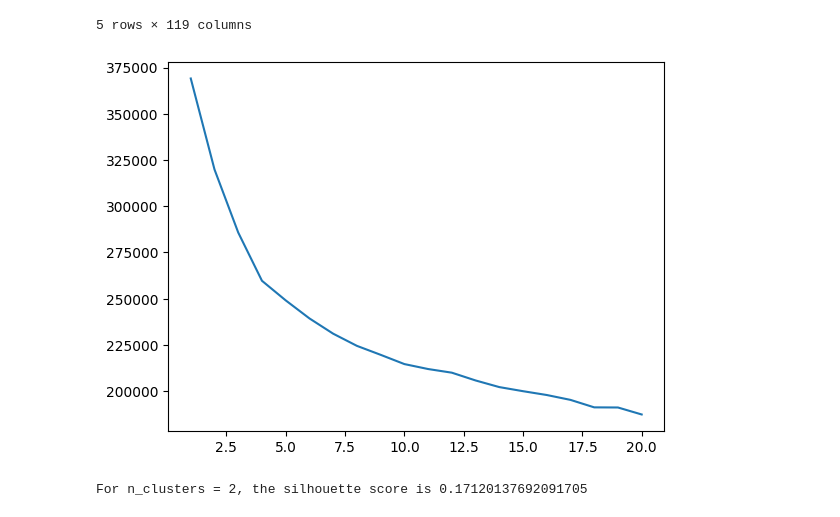
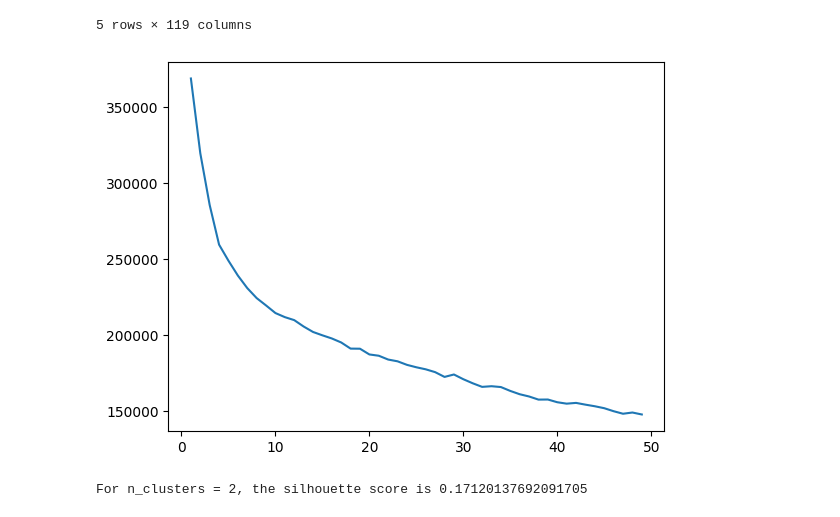
Before and after one commit to asheshh-lal/Scouting, a Jupyter notebook: Player clustering.ipynb, the cells around one changed output. Drawn from its saved outputs; the diff is of its cells as text; code cells hidden in the pictures.

Commit message:
clusters added

```diff
--- a/Player clustering.ipynb
+++ b/Player clustering.ipynb
@@ -124,16 +124,16 @@ scaled_df.head()
 | 4 | 1.458658 | -0.220160 | -0.572368 | -0.481432 | -0.330126 | -0.432407 | -0.510893 | -0.685430 | -0.708643 | -1.109457 | ... |
 5 rows × 119 columns
 # %%
-clusters=list(range(1,21))
+clusters=list(range(1,50))
 ssd = []
 for num_clusters in clusters:
     model_clus = KMeans(n_clusters = num_clusters, max_iter=150,random_state= 50)
     model_clus.fit(scaled_df)
     ssd.append(model_clus.inertia_)
 
 plt.plot(clusters,ssd);
 # %% [output]
-[figure, old version]
+[figure, new version]
 # %%
 from sklearn.metrics import silhouette_score
 
```
Also changed, not shown: parts of 4 cells of this notebook, 5 other files.
